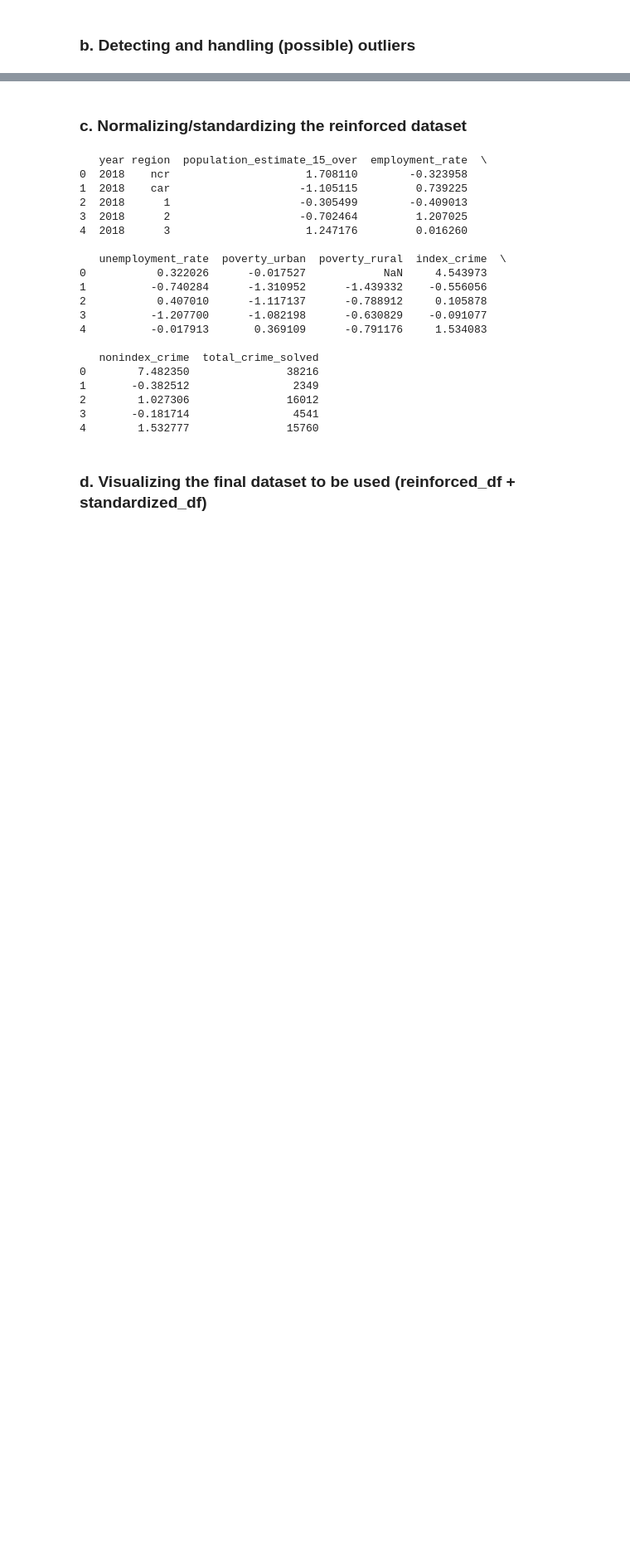
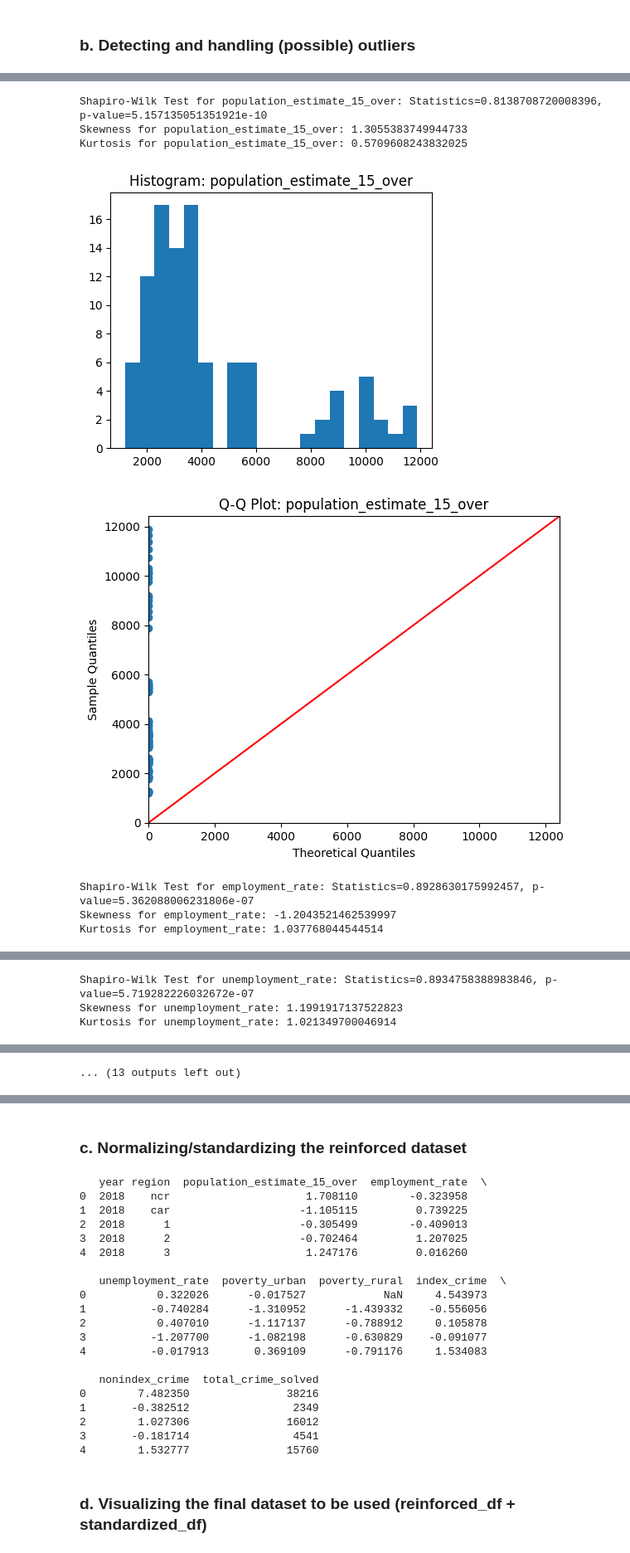
Before and after one commit to RpnAndri/crime-analysis, a Jupyter notebook: EDA.ipynb, the cells around one changed output, grey strips where cells are left out. Shown at 83% size. Drawn from its saved outputs; the diff is of its cells as text; code cells hidden in the pictures; blank space fills up the shorter version.

```diff
--- a/EDA.ipynb
+++ b/EDA.ipynb
@@ -302,15 +270,0 @@ Oh. There seems to be some outliers using IQR... Let's inspect those 13 detected
-# %%
-cols = ['population_estimate_15_over', 'employment_rate', 'unemployment_rate',
-        'poverty_urban', 'poverty_rural', 'index_crime', 'nonindex_crime']
-
-# Detect all outliers once using your function
-outliers_iqr = detect_outliers_iqr(reinforced_df)
-
-# Loop through each column and display which rows were flagged
-for col in cols:
-    print(f"\n--- {col.upper()} ---")
-    flagged_rows = outliers_iqr[['region', 'year', col]]
-    if not flagged_rows.empty:
-        print(flagged_rows)
-    else:
-        print("No outliers detected in this column.")
@@ -334,0 +289,61 @@ for col in cols:
+# %%
+# Get the list of columns in reinforced_df
+reinforced_df_num_cols = reinforced_df.columns.tolist()
+
+# Remove year and region (index 0 and index 1) since they are not numerical columns for outlier testing
+reinforced_df_num_cols.remove('year')
+reinforced_df_num_cols.remove('region')
+
+# Initialize an empty list to store results for outlier test determination (i.e., normal or not?)
+results = []
+
+for col in reinforced_df_num_cols:
+  data = reinforced_df[col].dropna()  # Drop NaN values for test compatibility
+
+  # ---------- Shapiro-Wilk Test ----------
+  stat, p_value = shapiro(data)
+  print(f"Shapiro-Wilk Test for {col}: Statistics={stat}, p-value={p_value}")
+
+  skew = data.skew()
+  kurtosis = data.kurtosis()
+
+  print(f"Skewness for {col}: {skew}")
+  print(f"Kurtosis for {col}: {kurtosis}")
+
+  if p_value > 0.05:
+    normality = "Likely normal"
+    recommendation = "Use Z-score or IQR for outlier detection"
+  else:
+    normality = "Not normal"
+    recommendation = "Use IQR for outlier detection only"
+
+  # ---------- Histogram ----------
+  plt.figure(figsize=(5,4))
+  plt.hist(data, bins=20)
+  plt.title(f"Histogram: {col}")
+  plt.show()
+
+  # ---------- Q-Q Plot ----------
+  sm.qqplot(data, line='45')
+  plt.title(f"Q-Q Plot: {col}")
+  plt.show()
+
+  results.append([col, p_value, skew, kurtosis, normality, recommendation])
+
+# ---------- Summary Table ----------
+summary = pd.DataFrame(results, columns=[
+    "Column", "Shapiro p-value", "Skewness",
+    "Kurtosis", "Normality", "Recommendation"
+])
+
+print("\n\nFINAL SUMMARY:")
+print(summary)
+# %% [output]
+Shapiro-Wilk Test for population_estimate_15_over: Statistics=0.8138708720008396, p-value=5.157135051351921e-10
+Skewness for population_estimate_15_over: 1.3055383749944733
+Kurtosis for population_estimate_15_over: 0.5709608243832025
+[figure, added]
+[figure, added]
+Shapiro-Wilk Test for employment_rate: Statistics=0.8928630175992457, p-value=5.362088006231806e-07
+Skewness for employment_rate: -1.2043521462539997
+Kurtosis for employment_rate: 1.037768044544514
@@ -334,0 +352,3 @@ for col in cols:
+Shapiro-Wilk Test for unemployment_rate: Statistics=0.8934758388983846, p-value=5.719282226032672e-07
+Skewness for unemployment_rate: 1.1991917137522823
+Kurtosis for unemployment_rate: 1.021349700046914
@@ -334,0 +362 @@ for col in cols:
+... (13 outputs left out)
```
Also changed, not shown: parts of 30 cells of this notebook, 2 other files.
